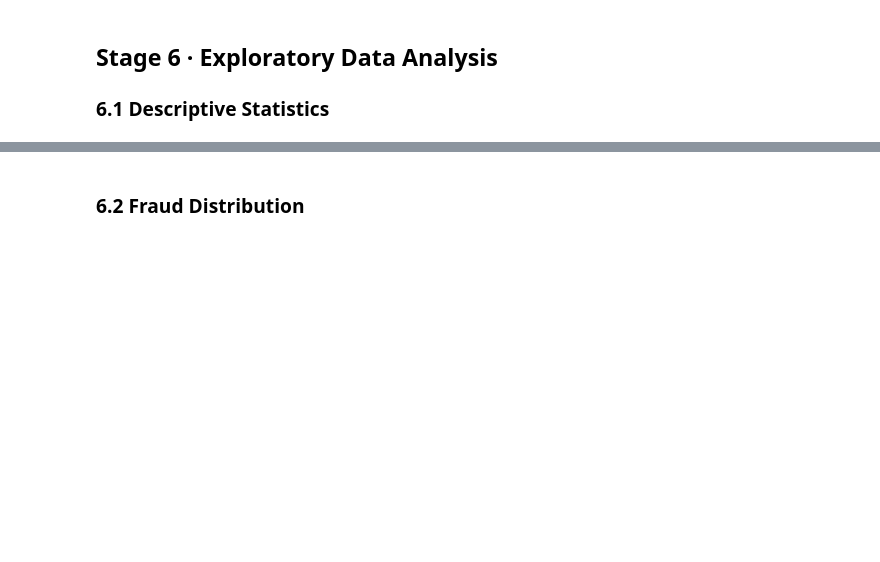
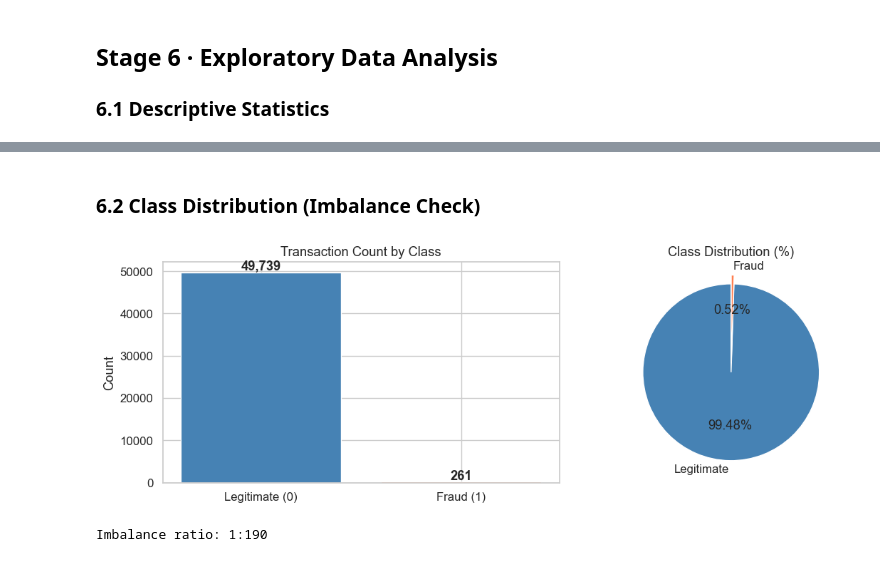
Before and after one commit to felicia-sw/credit-card-fraud, a Jupyter notebook: notebooks/fraud_detection_analysis.ipynb, the cells around one changed output, grey strips where cells are left out. Saved outputs shown, nothing was run; the diff lists cells and outputs as text; code cells hidden in the pictures; blank space fills up the shorter version.

```diff
--- a/notebooks/fraud_detection_analysis.ipynb
+++ b/notebooks/fraud_detection_analysis.ipynb
@@ -50,5 +60,5 @@ df_raw.head()
 # %%
-SAMPLE_SIZE = 200_000
+SAMPLE_SIZE = 50_000
 df, _ = train_test_split(df_raw, train_size=SAMPLE_SIZE, stratify=df_raw['is_fraud'], random_state=SEED)
 df = df.reset_index(drop=True)
 print(f'Subsample size: {len(df):,}')
@@ -60,10 +84,9 @@ print(f'Fraud rate preserved: {df["is_fraud"].mean()*100:.2f}%')
 df['trans_date_trans_time'] = pd.to_datetime(df['trans_date_trans_time'])
 df['hour'] = df['trans_date_trans_time'].dt.hour
 df['day_of_week'] = df['trans_date_trans_time'].dt.day_name()
-df['month'] = df['trans_date_trans_time'].dt.month
 df['is_weekend'] = df['trans_date_trans_time'].dt.dayofweek.isin([5,6]).astype(int)
 
-# Age
+# Age from dob
 df['dob'] = pd.to_datetime(df['dob'])
 df['age'] = ((df['trans_date_trans_time'] - df['dob']).dt.days / 365.25).astype(int)
 
@@ -77,11 +100,8 @@ def haversine(lat1, lon1, lat2, lon2):
 
 df['distance'] = haversine(df['lat'], df['long'], df['merch_lat'], df['merch_long'])
 
-# Gender encoding
+# Gender encoding (label encoding: F=0, M=1)
 df['gender_enc'] = LabelEncoder().fit_transform(df['gender'])
 
-# Log-transformed amount
-df['log_amt'] = np.log1p(df['amt'])
-
-print(f'Engineered features: hour, day_of_week, month, is_weekend, age, distance, gender_enc, log_amt')
+print(f'Engineered features: hour, day_of_week, is_weekend, age, distance, gender_enc')
 print(f'Shape: {df.shape}')
@@ -98,2 +133,2 @@ df[['amt','age','city_pop','distance','hour']].describe().round(2)
 # %% [markdown]
-### 6.2 Fraud Distribution
+### 6.2 Class Distribution (Imbalance Check)
@@ -110,0 +135,21 @@ plt.show()
+# %%
+fig, axes = plt.subplots(1, 2, figsize=(12, 4))
+# Count
+counts = df['is_fraud'].value_counts()
+axes[0].bar(['Legitimate (0)', 'Fraud (1)'], counts.values, color=['steelblue','coral'])
+for i, v in enumerate(counts.values):
+    axes[0].text(i, v + 500, f'{v:,}', ha='center', fontweight='bold')
+axes[0].set_title('Transaction Count by Class')
+axes[0].set_ylabel('Count')
+
+# Percentage
+axes[1].pie(counts.values, labels=['Legitimate','Fraud'], autopct='%1.2f%%',
+            colors=['steelblue','coral'], startangle=90, explode=[0, 0.1])
+axes[1].set_title('Class Distribution (%)')
+plt.tight_layout()
+plt.savefig('../outputs/eda_class_distribution.png', dpi=150)
+plt.show()
+print(f'Imbalance ratio: 1:{counts[0]//counts[1]}')
+# %% [output]
+[figure, added]
+Imbalance ratio: 1:190
```
Also changed, not shown: parts of 83 cells of this notebook, 11 other files.
